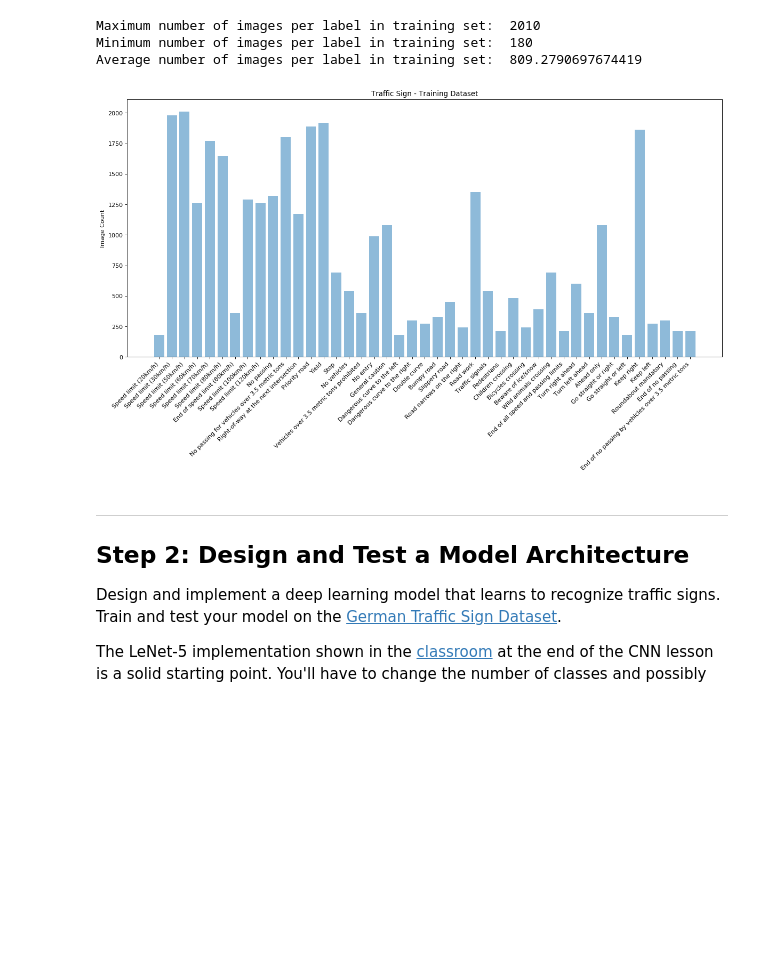
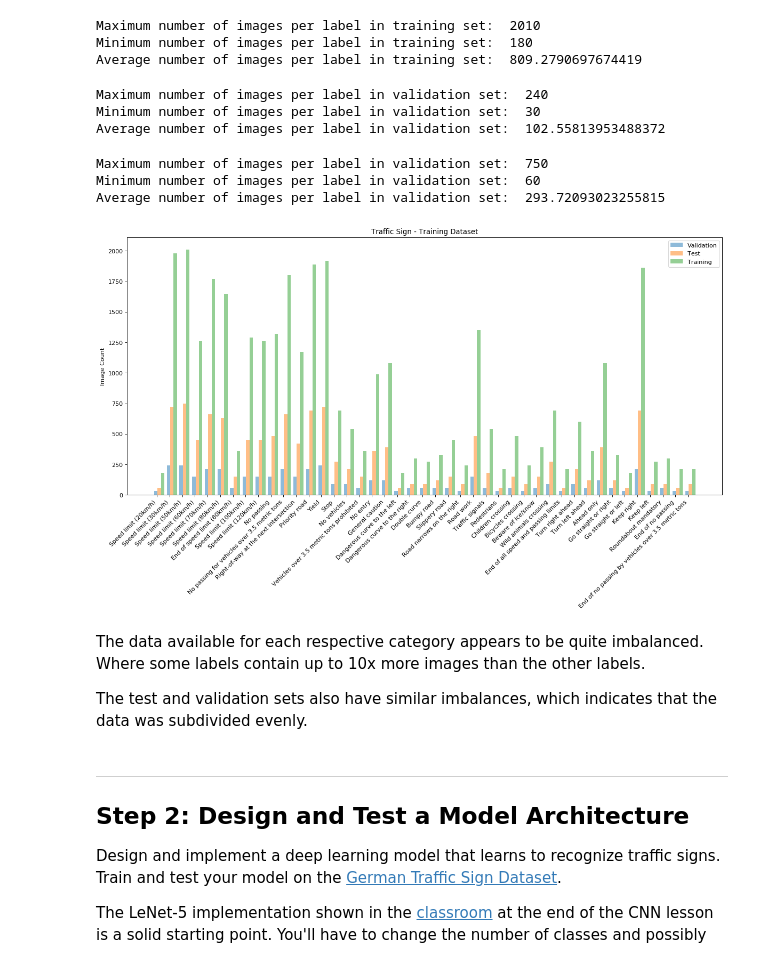
Before and after one commit to MarkDekker/CarND-Traffic-Sign-Classifier-Project, a Jupyter notebook: Traffic_Sign_Classifier.ipynb, the cells around one changed output. Saved outputs shown, nothing was run; the diff lists cells and outputs as text; code cells hidden in the pictures; blank space fills up the shorter version.

Commit message:
Refactored image plotting and improved analysis fuctions.

```diff
--- a/Traffic_Sign_Classifier.ipynb
+++ b/Traffic_Sign_Classifier.ipynb
@@ -144,20 +139,58 @@ print("Average number of images per label in training set: ", sum(counts)/len(co
 Maximum number of images per label in training set:  2010
 Minimum number of images per label in training set:  180
 Average number of images per label in training set:  809.2790697674419
+# %%
+# Look at the number of images for each sign
+label_valid, count_valid = np.unique(y_valid, return_counts=True)
+
+print("Maximum number of images per label in validation set: ", max(count_valid))
+print("Minimum number of images per label in validation set: ", min(count_valid))
+print("Average number of images per label in validation set: ", sum(count_valid)/len(count_valid))
+# %% [output]
+Maximum number of images per label in validation set:  240
+Minimum number of images per label in validation set:  30
+Average number of images per label in validation set:  102.55813953488372
+# %%
+# Look at the number of images for each sign
+label_test, count_test = np.unique(y_test, return_counts=True)
+
+print("Maximum number of images per label in validation set: ", max(count_test))
+print("Minimum number of images per label in validation set: ", min(count_test))
+print("Average number of images per label in validation set: ", sum(count_test)/len(count_test))
+# %% [output]
+Maximum number of images per label in validation set:  750
+Minimum number of images per label in validation set:  60
+Average number of images per label in validation set:  293.72093023255815
 # %%
-def simple_barchart(labels, values, chart_title, y_title):
+def simple_barchart(x_labels, values, chart_title, y_title, series_labels=[]):
 
-    x = np.arange(len(labels))
+    x = np.arange(len(x_labels))
 
     fig=plt.figure(figsize=(18, 8), dpi= 80)
 
-    plt.bar(x, values, align='center', alpha=0.5)
-    plt.xticks(x, labels, rotation=45, ha="right")
+    n_series = len(series_labels)
+
+    if n_series > 1:
+        assert n_series == len(values), "Supplied data series must have corresponding labels."
+
+        width = 0.8 / n_series
+        for i,series_label in enumerate(series_labels):
+            plt.bar(x + (width*(i)), values[i][:], width, alpha=0.5, label = series_label)
+
+        plt.xticks(x + width / n_series, x_labels, rotation=45, ha="right")
+        plt.legend(loc='best')
+    else:
+        plt.bar(x, values, align='center', alpha=0.5)
+        plt.xticks(x, labels, rotation=45, ha="right")
+
     plt.ylabel(y_title)
     plt.title(chart_title)
 
     plt.show()
 # %%
-simple_barchart(sign_classes, counts, 'Traffic Sign - Training Dataset', 'Image Count')
+counts = [count_valid, count_test, count_train]
+series_labels = ['Validation', 'Test', 'Training']
+
+simple_barchart(sign_classes, counts, 'Traffic Sign - Training Dataset', 'Image Count', series_labels)
 # %% [output]
-[figure, old version]
+[figure, new version]
@@ -219,0 +197,4 @@ def print_image_sample_compare(image_set1, image_set2):
+# %% [markdown]
+The data available for each respective category appears to be quite imbalanced. Where some labels contain up to 10x more images than the other labels.
+
+The test and validation sets also have similar imbalances, which indicates that the data was subdivided evenly.
```
Also changed, not shown: parts of 11 cells of this notebook.
